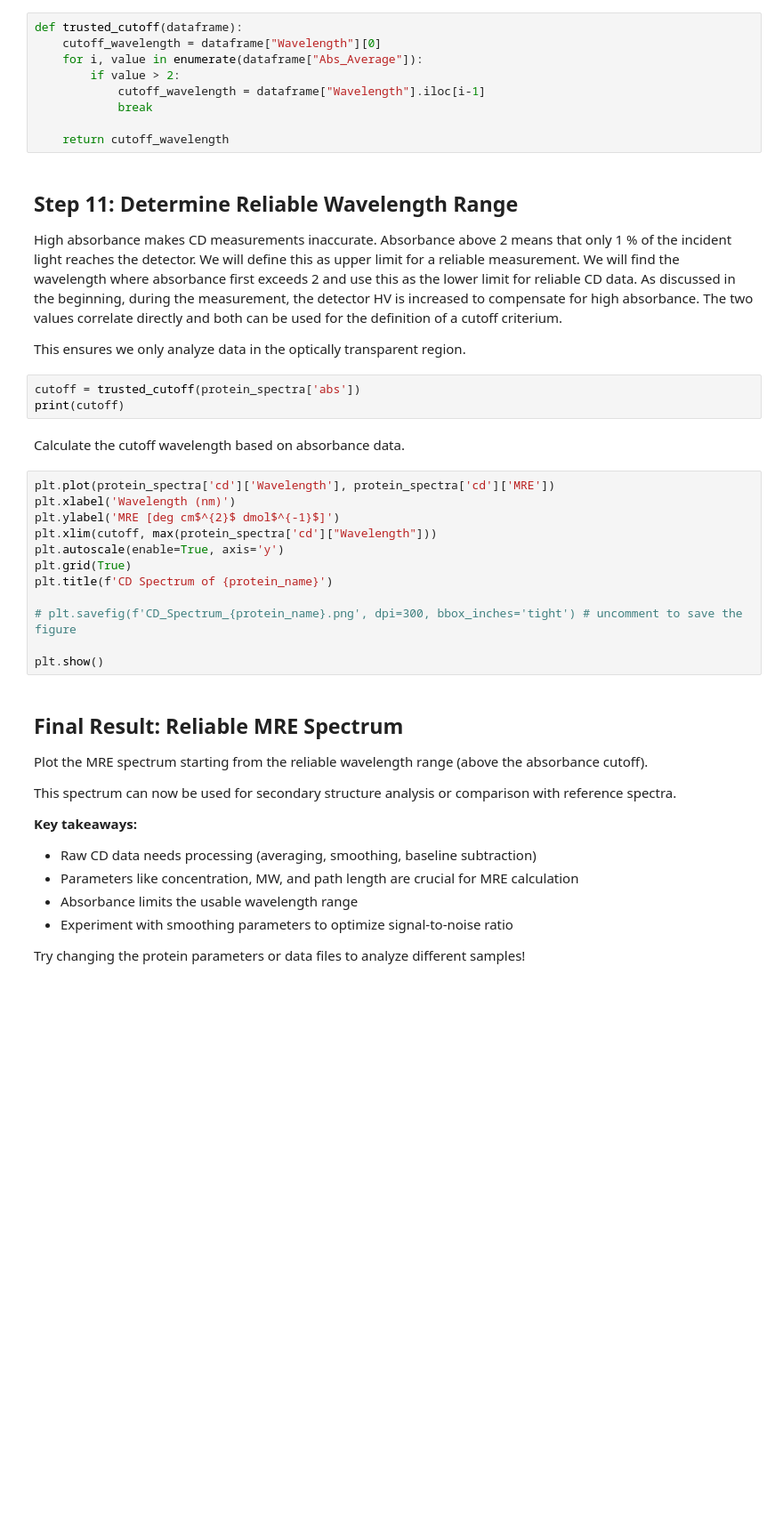
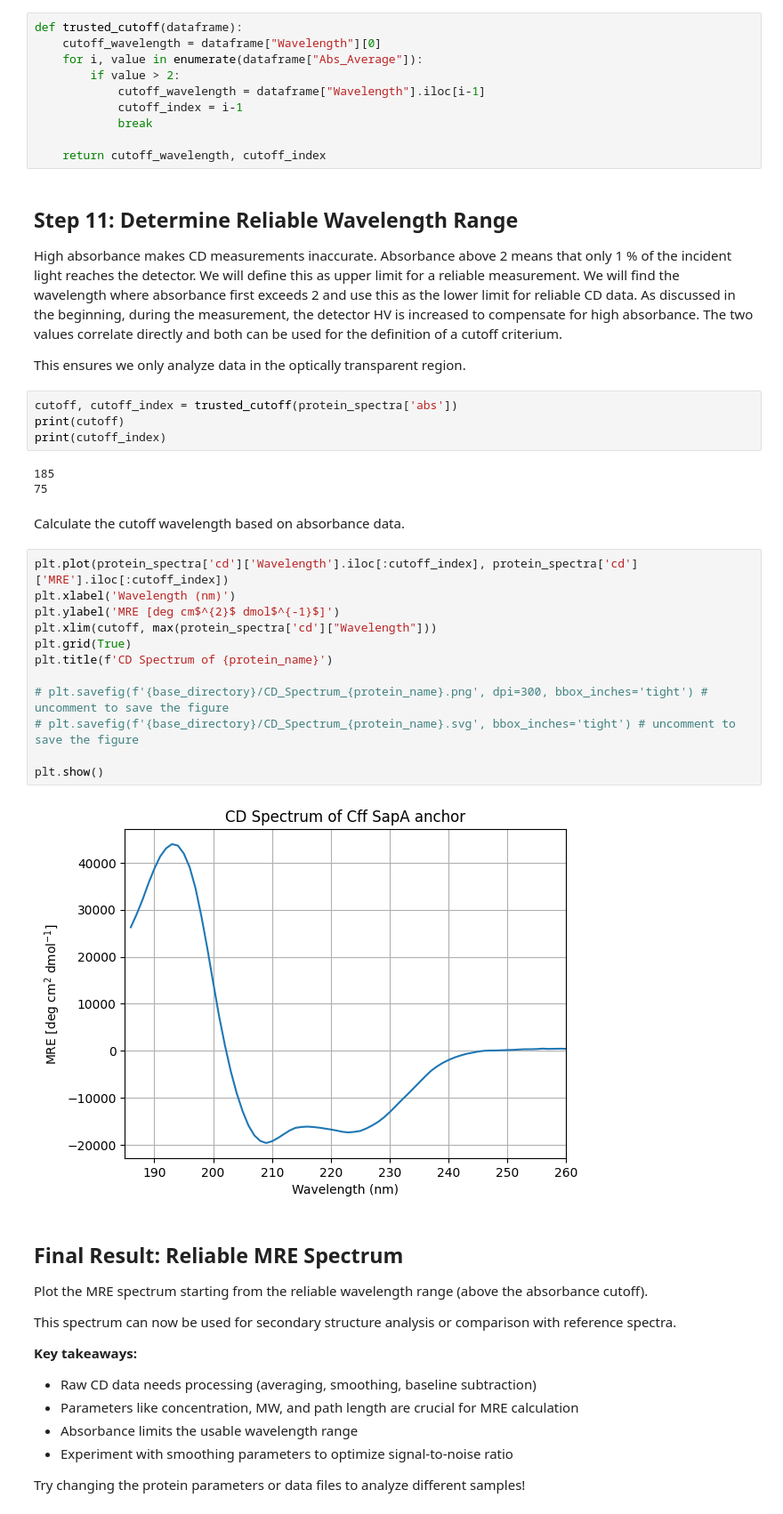
Before and after one commit to grinni94/CD, a Jupyter notebook: content/CD_analysis_spectra.ipynb, the cells around one changed output. Shown at 89% size. Drawn from its saved outputs; the diff is of its cells as text; blank space fills up the shorter version.

```diff
--- a/content/CD_analysis_spectra.ipynb
+++ b/content/CD_analysis_spectra.ipynb
@@ -350,9 +463,10 @@ def trusted_cutoff(dataframe):
     for i, value in enumerate(dataframe["Abs_Average"]):
         if value > 2:
             cutoff_wavelength = dataframe["Wavelength"].iloc[i-1]
+            cutoff_index = i-1
             break
 
-    return cutoff_wavelength
+    return cutoff_wavelength, cutoff_index
 # %% [markdown]
 ## Step 11: Determine Reliable Wavelength Range
 
@@ -360,22 +474,28 @@ High absorbance makes CD measurements inaccurate. Absorbance above 2 means that
 
 This ensures we only analyze data in the optically transparent region.
 # %%
-cutoff = trusted_cutoff(protein_spectra['abs'])
+cutoff, cutoff_index = trusted_cutoff(protein_spectra['abs'])
 print(cutoff)
+print(cutoff_index)
+# %% [output]
+185
+75
 # %% [markdown]
 Calculate the cutoff wavelength based on absorbance data.
 # %%
-plt.plot(protein_spectra['cd']['Wavelength'], protein_spectra['cd']['MRE'])
+plt.plot(protein_spectra['cd']['Wavelength'].iloc[:cutoff_index], protein_spectra['cd']['MRE'].iloc[:cutoff_index])
 plt.xlabel('Wavelength (nm)')
 plt.ylabel('MRE [deg cm$^{2}$ dmol$^{-1}$]')
 plt.xlim(cutoff, max(protein_spectra['cd']["Wavelength"]))
-plt.autoscale(enable=True, axis='y')
 plt.grid(True)
 plt.title(f'CD Spectrum of {protein_name}')
 
-# plt.savefig(f'CD_Spectrum_{protein_name}.png', dpi=300, bbox_inches='tight') # uncomment to save the figure
+# plt.savefig(f'{base_directory}/CD_Spectrum_{protein_name}.png', dpi=300, bbox_inches='tight') # uncomment to save the figure
+# plt.savefig(f'{base_directory}/CD_Spectrum_{protein_name}.svg', bbox_inches='tight') # uncomment to save the figure
 
 plt.show()
+# %% [output]
+[figure, added]
 # %% [markdown]
 ## Final Result: Reliable MRE Spectrum
 
```
Also changed, not shown: parts of 13 cells of this notebook.
